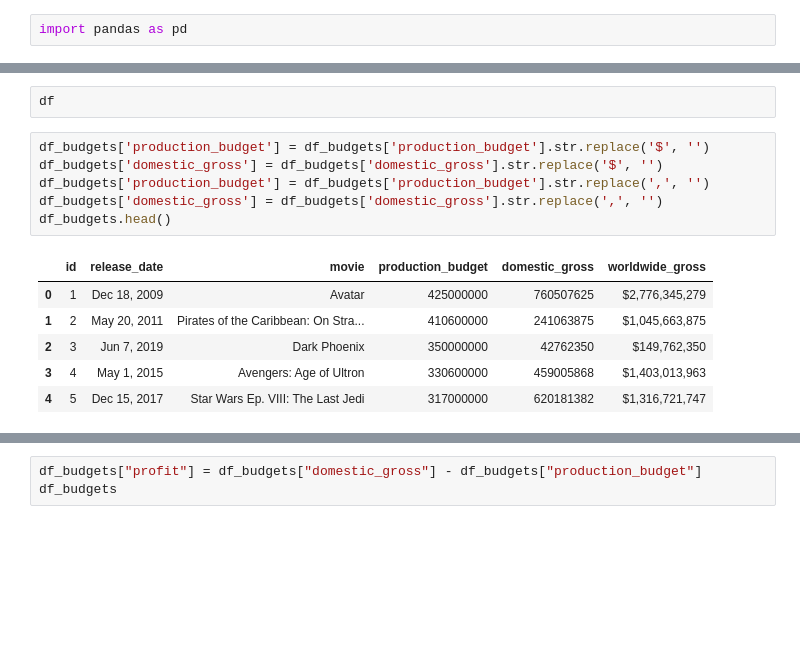
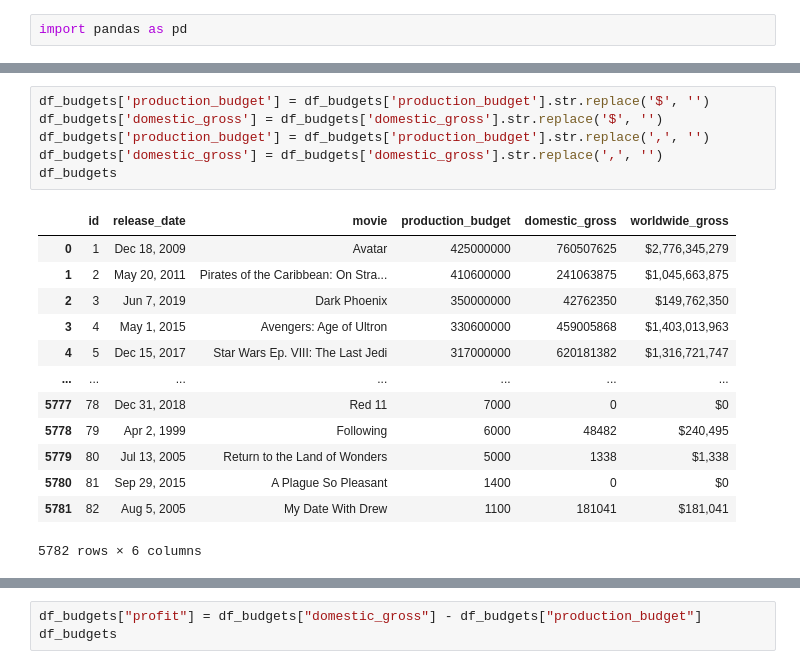
Before and after one commit to richesinrr0/microsoft_movie_analysis, a Jupyter notebook: movie_analysis_tables.ipynb, the cells around one changed output, grey strips where cells are left out. Drawn from its saved outputs; the diff is of its cells as text; blank space fills up the shorter version.

```diff
--- a/movie_analysis_tables.ipynb
+++ b/movie_analysis_tables.ipynb
@@ -50,18 +62,23 @@ df_budgets.head()
-# %%
-df
 # %%
 df_budgets['production_budget'] = df_budgets['production_budget'].str.replace('$', '')
 df_budgets['domestic_gross'] = df_budgets['domestic_gross'].str.replace('$', '')
 df_budgets['production_budget'] = df_budgets['production_budget'].str.replace(',', '')
 df_budgets['domestic_gross'] = df_budgets['domestic_gross'].str.replace(',', '')
-df_budgets.head()
+df_budgets
 # %% [output]
 |  | id | release_date | movie | production_budget | domestic_gross | worldwide_gross |
 | 0 | 1 | Dec 18, 2009 | Avatar | 425000000 | 760507625 | $2,776,345,279 |
 | 1 | 2 | May 20, 2011 | Pirates of the Caribbean: On Stra... | 410600000 | 241063875 | $1,045,663,875 |
 | 2 | 3 | Jun 7, 2019 | Dark Phoenix | 350000000 | 42762350 | $149,762,350 |
 | 3 | 4 | May 1, 2015 | Avengers: Age of Ultron | 330600000 | 459005868 | $1,403,013,963 |
 | 4 | 5 | Dec 15, 2017 | Star Wars Ep. VIII: The Last Jedi | 317000000 | 620181382 | $1,316,721,747 |
+| ... | ... | ... | ... | ... | ... | ... |
+| 5777 | 78 | Dec 31, 2018 | Red 11 | 7000 | 0 | $0 |
+| 5778 | 79 | Apr 2, 1999 | Following | 6000 | 48482 | $240,495 |
+| 5779 | 80 | Jul 13, 2005 | Return to the Land of Wonders | 5000 | 1338 | $1,338 |
+| 5780 | 81 | Sep 29, 2015 | A Plague So Pleasant | 1400 | 0 | $0 |
+| 5781 | 82 | Aug 5, 2005 | My Date With Drew | 1100 | 181041 | $181,041 |
+5782 rows × 6 columns
 # %%
 df_budgets[['domestic_gross', 'production_budget']] = df_budgets[['domestic_gross', 'production_budget']].apply(pd.to_numeric)
 df_budgets = df_budgets.drop(columns="worldwide_gross")
```
Also changed, not shown: parts of 24 cells of this notebook, 1 other file.
